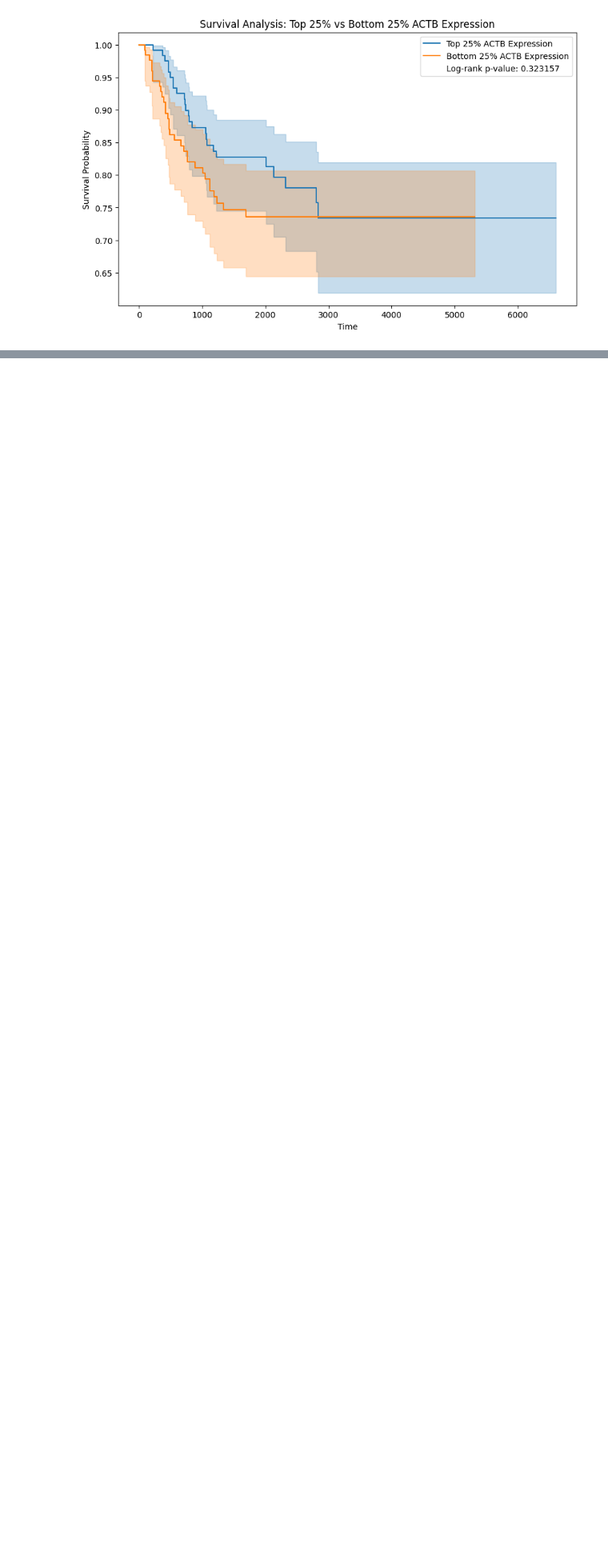
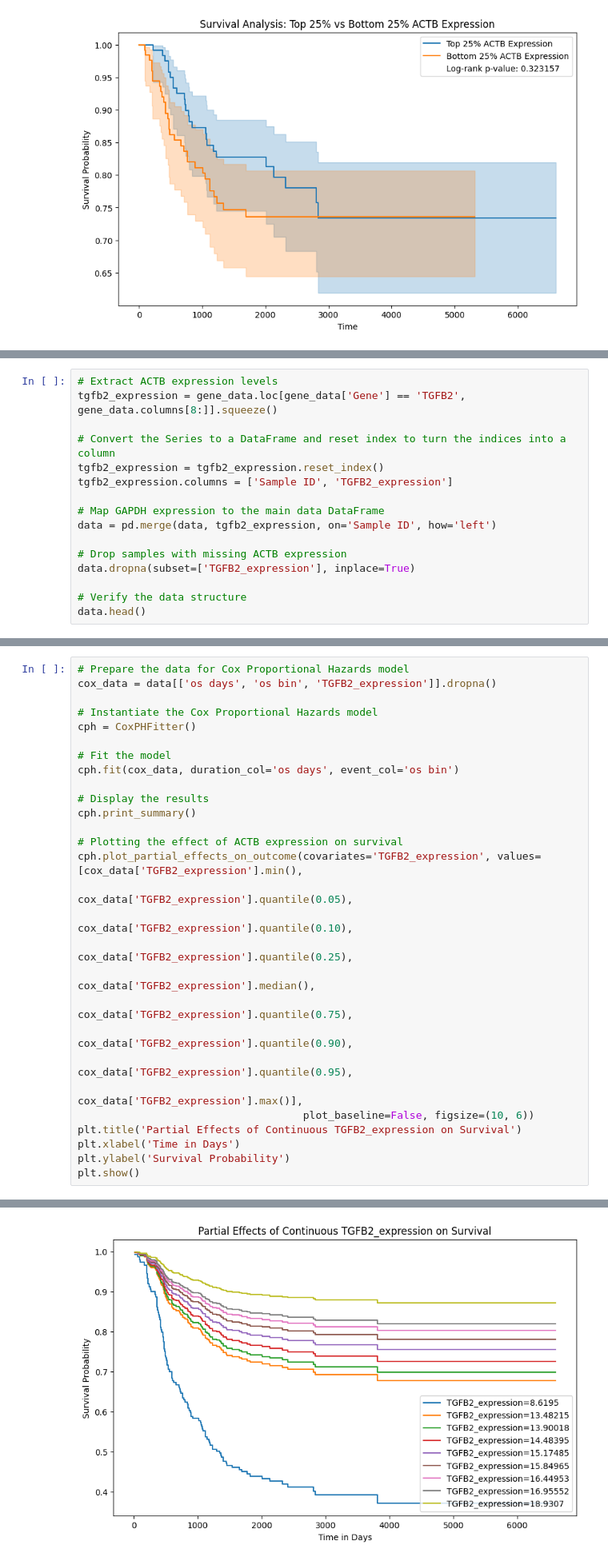
Before and after one commit to MYousry2002/Neuroblastoma-GeneSignature-Survival-BulkRNA, a Jupyter notebook: Neuroblastoma-GeneSignature-Survival-BulkRNA.ipynb, the cells around one changed output, grey strips where cells are left out. Shown at 80% size. Saved outputs shown, nothing was run; the diff lists cells and outputs as text; blank space fills up the shorter version.

```diff
--- a/Neuroblastoma-GeneSignature-Survival-BulkRNA.ipynb
+++ b/Neuroblastoma-GeneSignature-Survival-BulkRNA.ipynb
@@ -1019,0 +1149,16 @@ plt.show()
+# %%
+# Extract ACTB expression levels
+tgfb2_expression = gene_data.loc[gene_data['Gene'] == 'TGFB2', gene_data.columns[8:]].squeeze()
+
+# Convert the Series to a DataFrame and reset index to turn the indices into a column
+tgfb2_expression = tgfb2_expression.reset_index()
+tgfb2_expression.columns = ['Sample ID', 'TGFB2_expression']
+
+# Map GAPDH expression to the main data DataFrame
+data = pd.merge(data, tgfb2_expression, on='Sample ID', how='left')
+
+# Drop samples with missing ACTB expression
+data.dropna(subset=['TGFB2_expression'], inplace=True)
+
+# Verify the data structure
+data.head()
@@ -1019,0 +1172,29 @@ plt.show()
+# %%
+# Prepare the data for Cox Proportional Hazards model
+cox_data = data[['os days', 'os bin', 'TGFB2_expression']].dropna()
+
+# Instantiate the Cox Proportional Hazards model
+cph = CoxPHFitter()
+
+# Fit the model
+cph.fit(cox_data, duration_col='os days', event_col='os bin')
+
+# Display the results
+cph.print_summary()
+
+# Plotting the effect of ACTB expression on survival
+cph.plot_partial_effects_on_outcome(covariates='TGFB2_expression', values=[cox_data['TGFB2_expression'].min(),
+                                                                           cox_data['TGFB2_expression'].quantile(0.05),
+                                                                           cox_data['TGFB2_expression'].quantile(0.10),
+                                                                           cox_data['TGFB2_expression'].quantile(0.25),
+                                                                           cox_data['TGFB2_expression'].median(),
+                                                                           cox_data['TGFB2_expression'].quantile(0.75),
+                                                                           cox_data['TGFB2_expression'].quantile(0.90),
+                                                                           cox_data['TGFB2_expression'].quantile(0.95),
+                                                                           cox_data['TGFB2_expression'].max()],
+                                    plot_baseline=False, figsize=(10, 6))
+plt.title('Partial Effects of Continuous TGFB2_expression on Survival')
+plt.xlabel('Time in Days')
+plt.ylabel('Survival Probability')
+plt.show()
+# %% [output]
@@ -1019,0 +1215 @@ plt.show()
+[figure, added]
```
Also changed, not shown: parts of 91 cells of this notebook.
